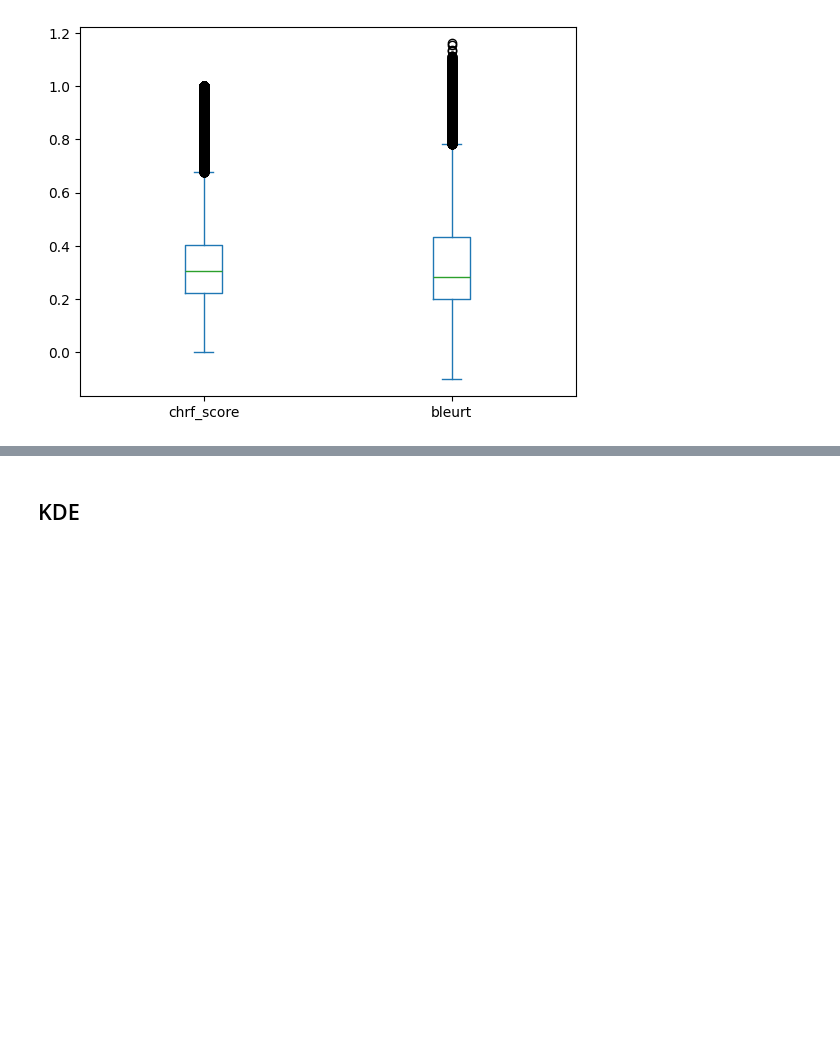
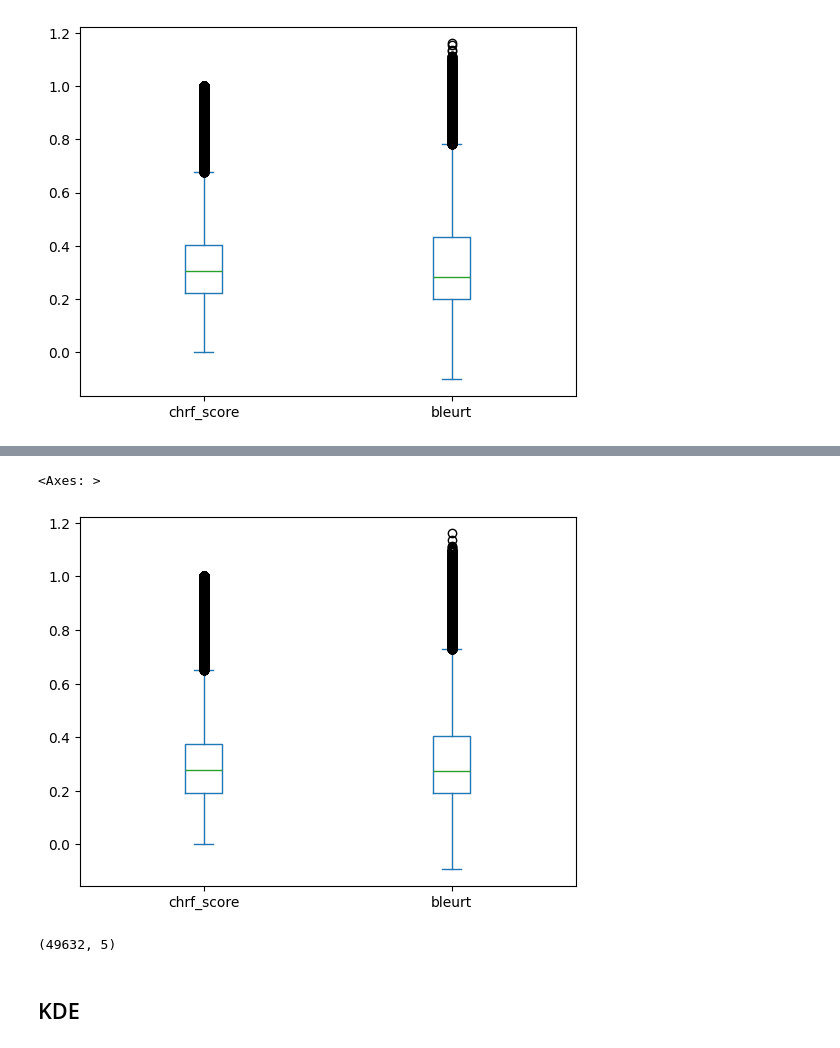
Before and after one commit to tta13/translation-search, a Jupyter notebook: src/result_analysis.ipynb, the cells around one changed output, grey strips where cells are left out. Saved outputs shown, nothing was run; the diff lists cells and outputs as text; code cells hidden in the pictures; blank space fills up the shorter version.

```diff
--- a/src/result_analysis.ipynb
+++ b/src/result_analysis.ipynb
@@ -8,7 +8,7 @@ BASE_PATH = '../results'
 # %%
 def treat_data(df, drop_dups=True, drop_na=True):
   df = df.copy()
-  if drop_dups: df = df.drop_duplicates()
+  if drop_dups: df = df.drop_duplicates(subset=['source', 'target'])
   if drop_na: df = df.dropna()
   return df
 # %%
@@ -91,0 +95,4 @@ df_results.shape
+# %%
+df = pd.read_csv(f'{BASE_PATH}/dgt_tm_en_es_result_e5_scored.csv', sep='\t')
+print(df.shape)
+df.head()
@@ -91,0 +126,3 @@ df_results.shape
+# %%
+df = treat_data(df)
+df.shape
@@ -91,0 +155,5 @@ df_results.shape
+# %%
+df[['chrf_score', 'bleurt']].plot.box()
+# %% [output]
+<Axes: >
+[figure, added]
@@ -92,3 +162,8 @@ df_results.shape
+# %%
+df_results_e5 = df[cols]
+df_results_e5.shape
+# %% [output]
+(49632, 5)
 # %% [markdown]
 ## KDE
 # %%
```
Also changed, not shown: parts of 61 cells of this notebook.
